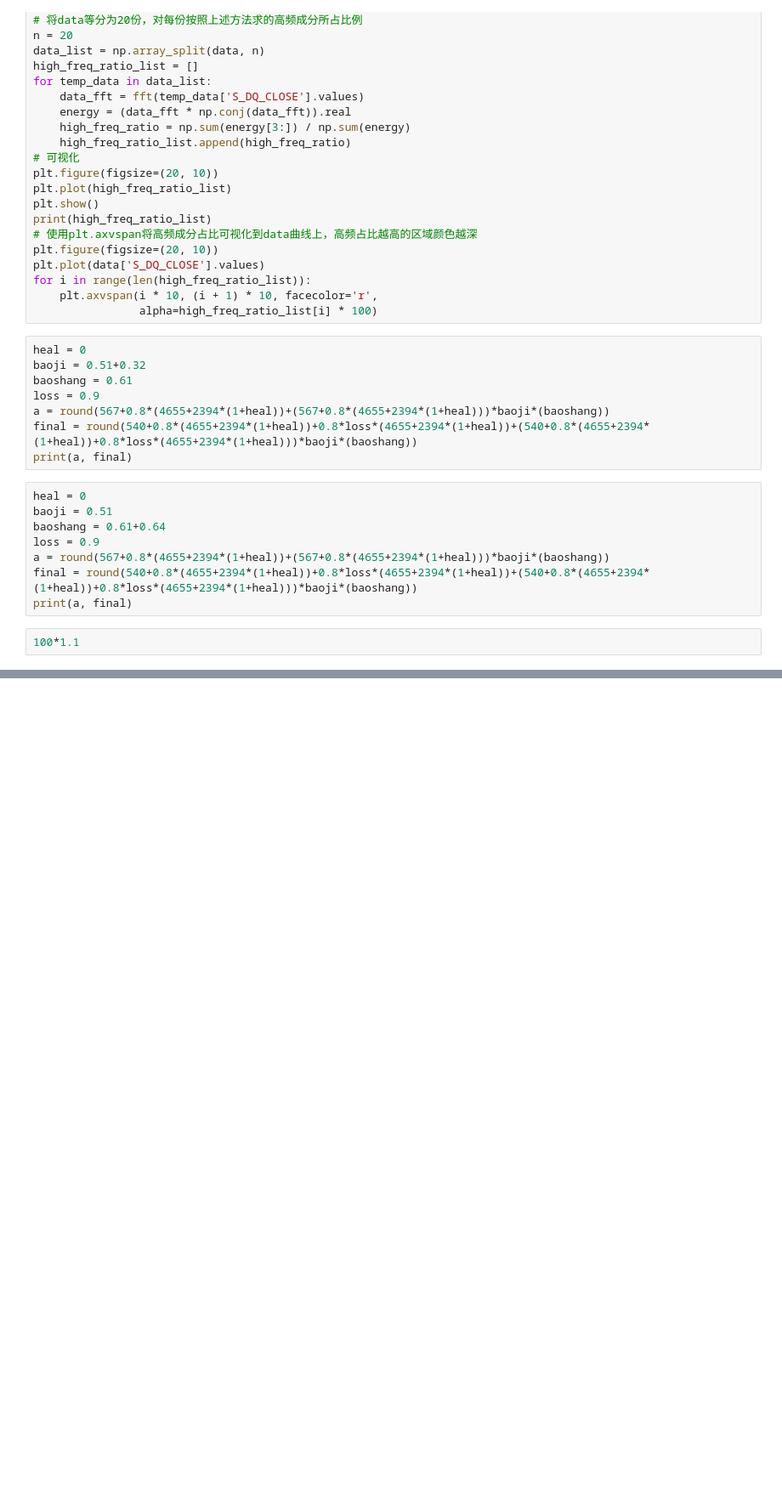
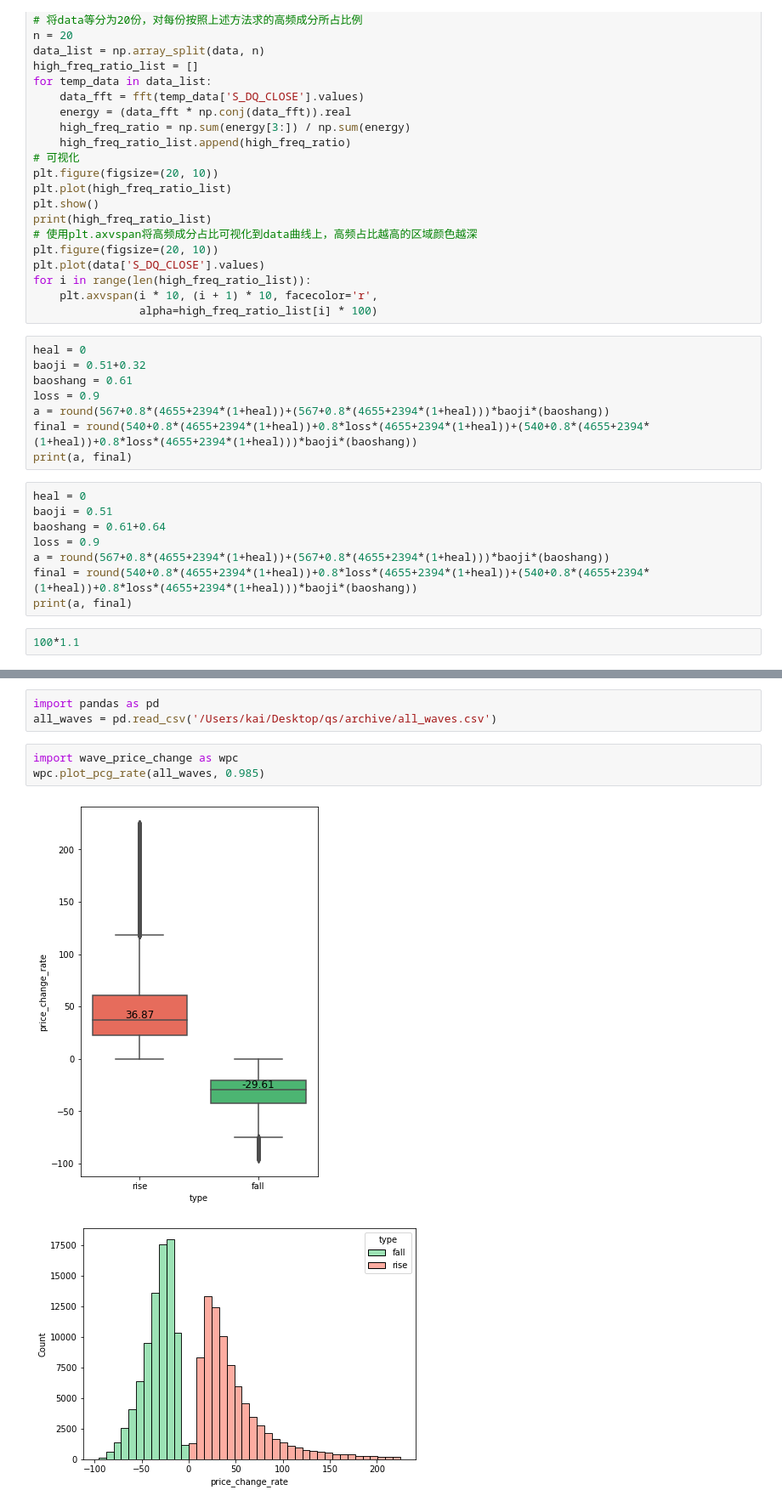
Before and after one commit to QsbpGroup/quant-stat-baby-project, a Jupyter notebook: temp/1.ipynb, the cells around one changed output, grey strips where cells are left out. Shown at 85% size. Cells and saved outputs as stored; diff of their text form; blank space fills up the shorter version.

```diff
--- a/temp/1.ipynb
+++ b/temp/1.ipynb
@@ -303,0 +137,9 @@ df
+# %%
+import pandas as pd
+all_waves = pd.read_csv('/Users/kai/Desktop/qs/archive/all_waves.csv')
+# %%
+import wave_price_change as wpc
+wpc.plot_pcg_rate(all_waves, 0.985)
+# %% [output]
+[figure, added]
+[figure, added]
```
Also changed, not shown: parts of 15 cells of this notebook, 2 other files.
